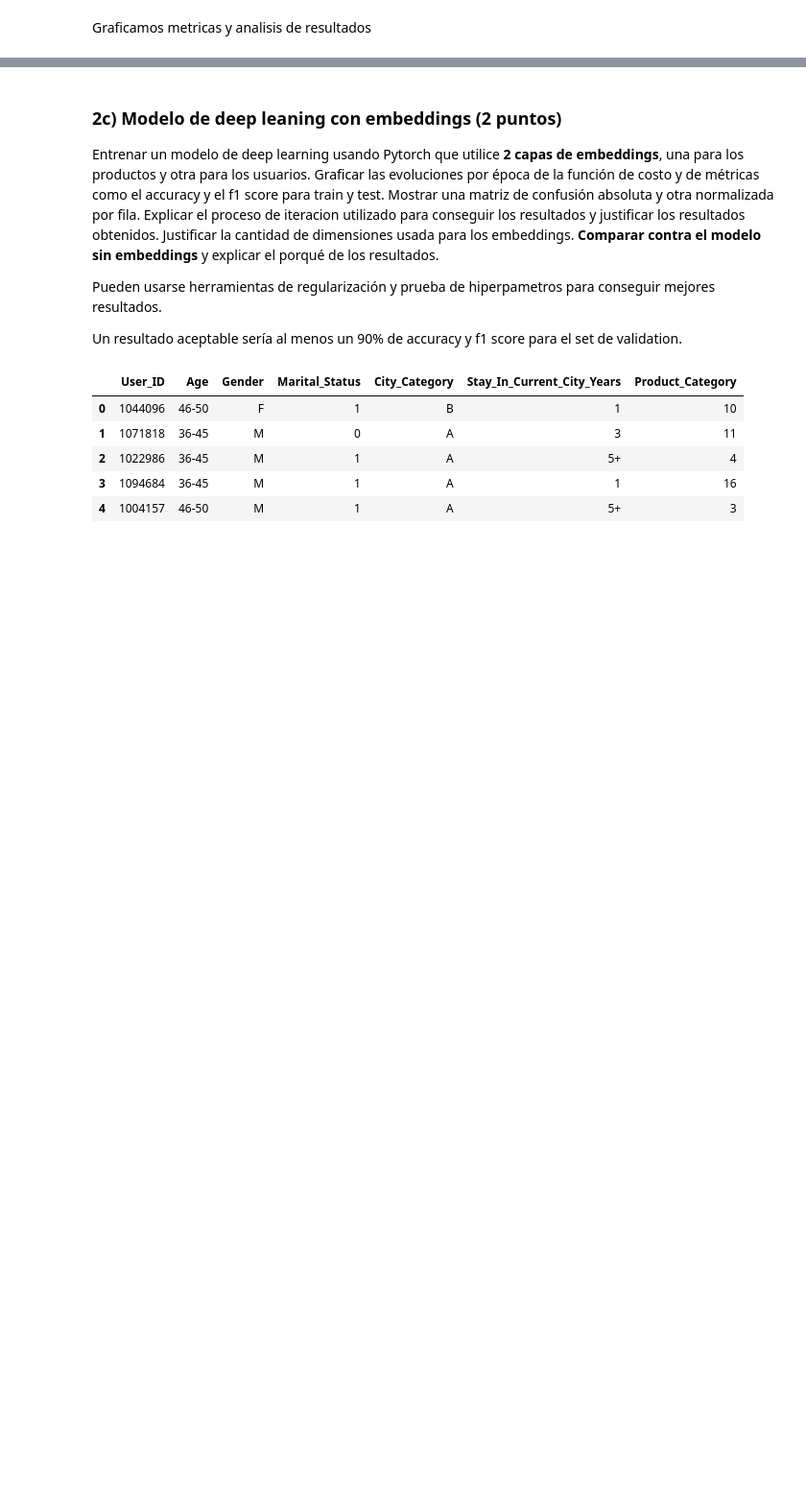
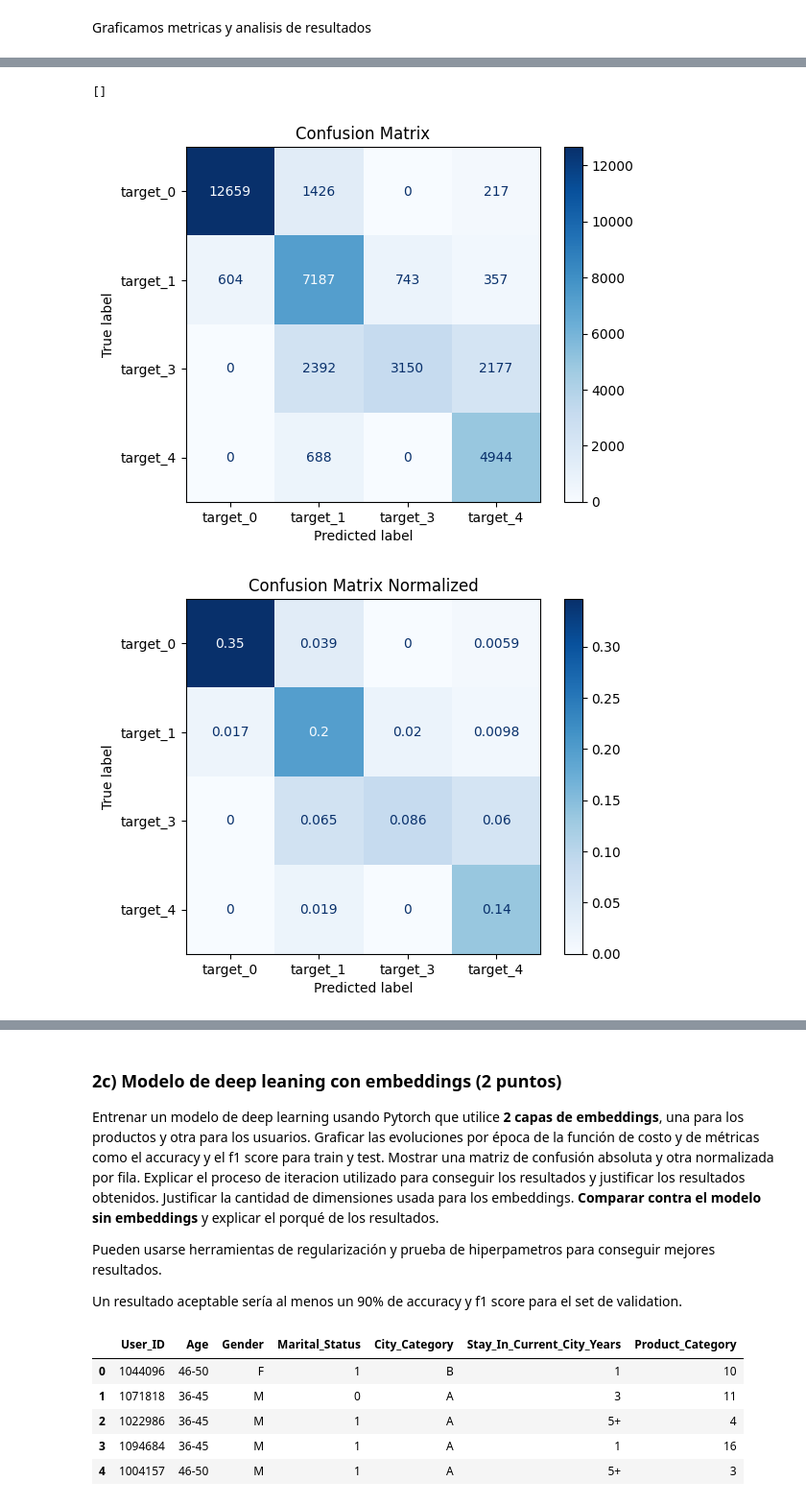
Before and after one commit to maximdorogov/aprendizaje-profundo, a Jupyter notebook: Deep_Learning_TP1_Cohorte_20_3B2025.ipynb, the cells around one changed output, grey strips where cells are left out. Shown at 96% size. Drawn from its saved outputs; the diff is of its cells as text; code cells hidden in the pictures; blank space fills up the shorter version.

```diff
--- a/Deep_Learning_TP1_Cohorte_20_3B2025.ipynb
+++ b/Deep_Learning_TP1_Cohorte_20_3B2025.ipynb
@@ -1023,3 +1027,44 @@ plt.show()
+# %%
+# matriz de confusion
+from sklearn.metrics import ConfusionMatrixDisplay
+
+model.eval()  # Set the model to evaluation mode
+all_preds = []
+all_labels = []
+
+with torch.no_grad():  # Disable gradient computation
+    for inputs, labels in DataLoader(val_data, batch_size=BATCH_SIZE):
+        inputs, labels = inputs.to(device), labels.to(device)
+
+        # Forward pass
+        outputs = model(inputs)
+
+        # Get predicted class (argmax over output probabilities)
+        _, preds = torch.max(outputs, dim=1)
+
+        # convert target to index
+        label_classes = torch.argmax(labels, dim=1)
+
+        # Store predictions and true labels
+        all_preds.extend(preds.cpu().numpy())
+        all_labels.extend(label_classes.cpu().numpy())
+
+ConfusionMatrixDisplay.from_predictions(y_true=all_labels, y_pred=all_preds,
+                                        display_labels=target_cols,
+                                        cmap=plt.cm.Blues)
+plt.title('Confusion Matrix')
+plt.plot()
+
+ConfusionMatrixDisplay.from_predictions(y_true=all_labels, y_pred=all_preds,
+                                        display_labels=target_cols,
+                                        normalize='all',
+                                        cmap=plt.cm.Blues)
+plt.title('Confusion Matrix Normalized')
+plt.plot()
+# %% [output]
+[]
+[figure, added]
+[figure, added]
 # %% [markdown]
 ### Conclusiones
 
```
Also changed, not shown: parts of 16 cells of this notebook.
